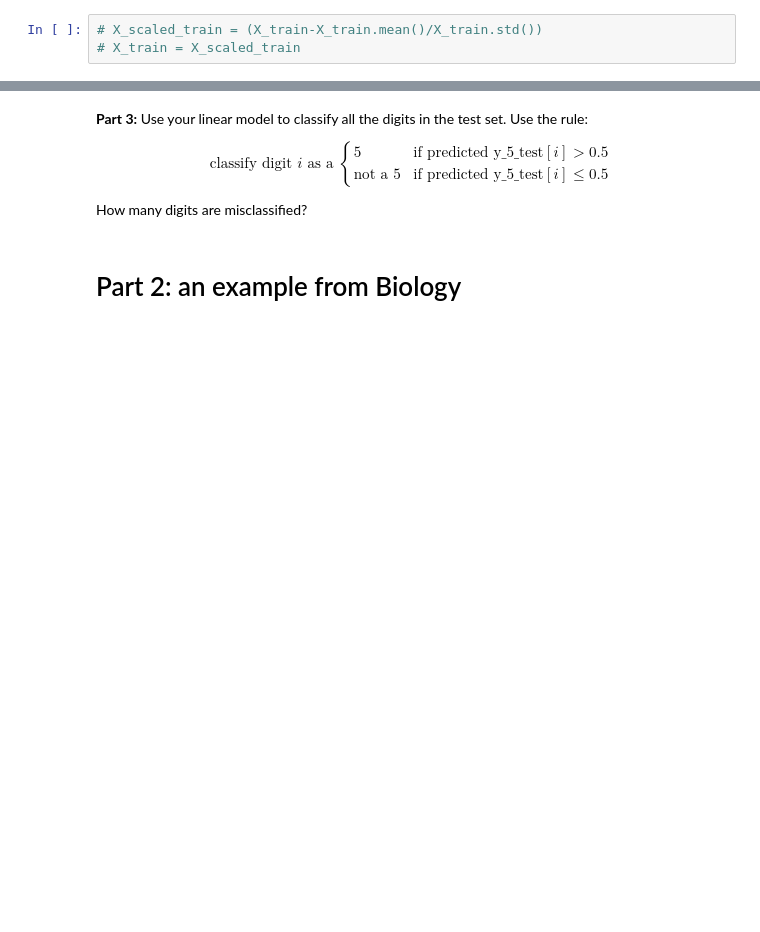
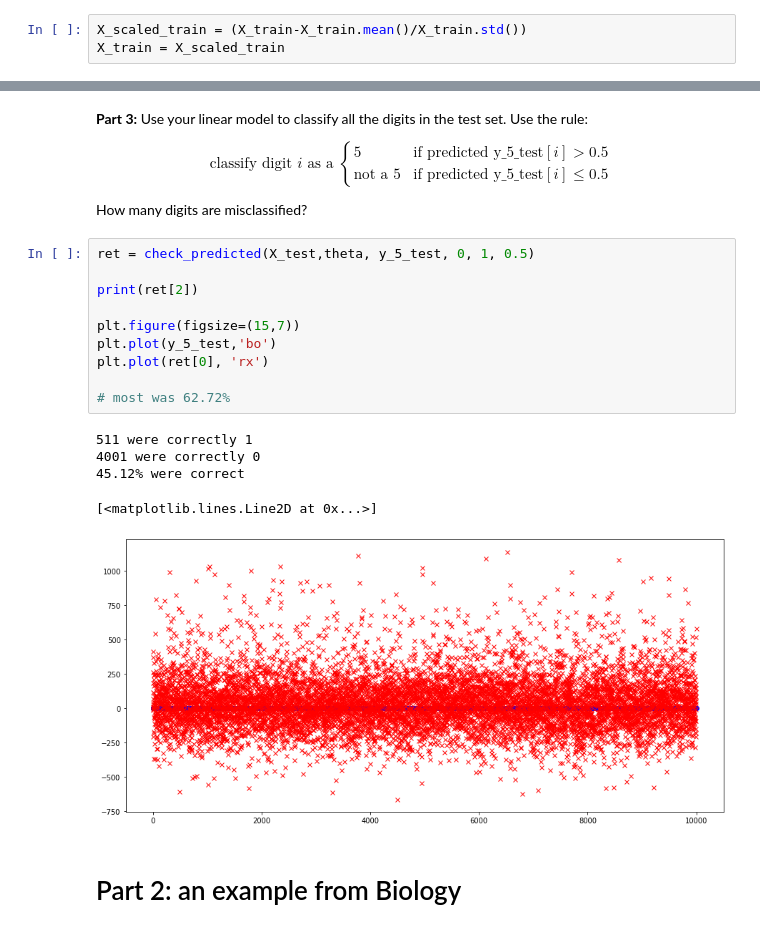
Before and after one commit to Hill-Boss/Big-Data, a Jupyter notebook: homework4/Homework 4.ipynb, the cells around one changed output, grey strips where cells are left out. Saved outputs shown, nothing was run; the diff lists cells and outputs as text; blank space fills up the shorter version.

```diff
--- a/homework4/Homework 4.ipynb
+++ b/homework4/Homework 4.ipynb
@@ -75,8 +75,8 @@ for i in range(len(y)):
 y_5_train = y_5[:60000]
 y_5_test = y_5[60000:]
 # %%
-# X_scaled_train = (X_train-X_train.mean()/X_train.std())
-# X_train = X_scaled_train
+X_scaled_train = (X_train-X_train.mean()/X_train.std())
+X_train = X_scaled_train
 # %% [markdown]
 **Part 2:** Use the training set to train a linear model that predicts the vector y_5_train. Use Stochastic Gradient Descent to train the model.  Use appropriate regularization as needed.
 # %%
@@ -167,6 +169,22 @@ $$
 $$
 
 How many digits are misclassified?
+# %%
+ret = check_predicted(X_test,theta, y_5_test, 0, 1, 0.5)
+
+print(ret[2])
+
+plt.figure(figsize=(15,7))
+plt.plot(y_5_test,'bo')
+plt.plot(ret[0], 'rx')
+
+# most was 62.72%
+# %% [output]
+511 were correctly 1
+4001 were correctly 0
+45.12% were correct
+[<matplotlib.lines.Line2D at 0x...>]
+[figure, added]
 # %% [markdown]
 # Part 2: an example from Biology
 # %% [markdown]
```
Also changed, not shown: parts of 6 cells of this notebook.
